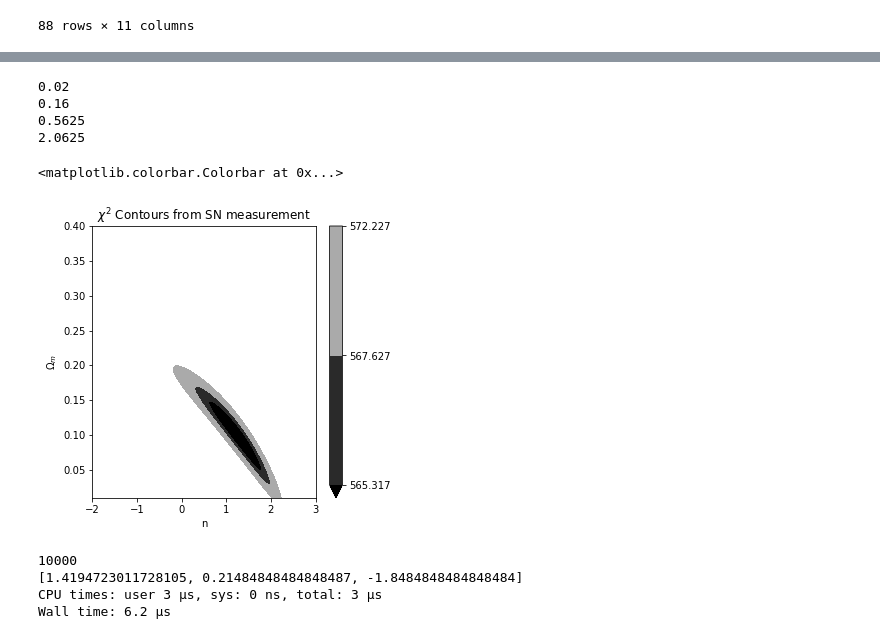
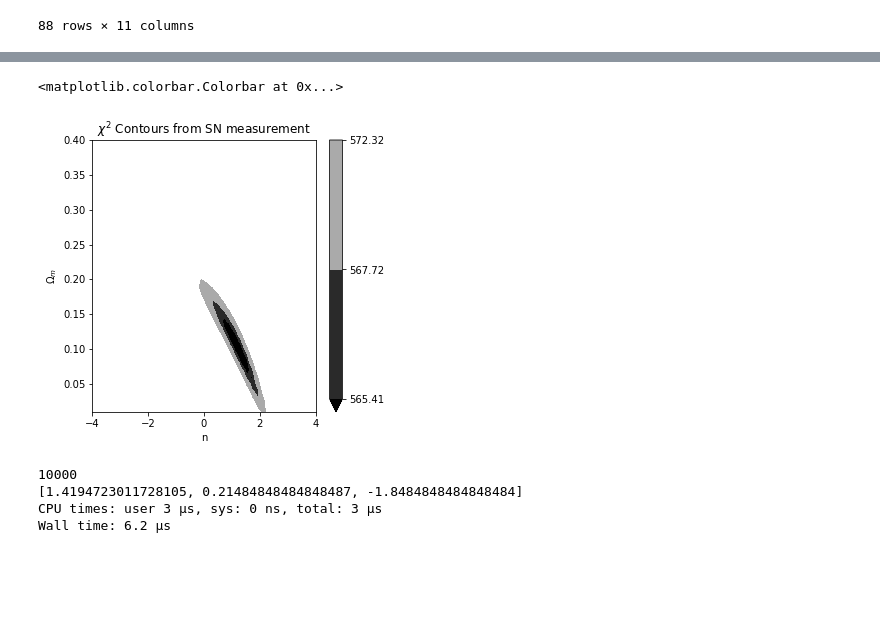
Before and after one commit to AshleyChraya/HubbleConstant-ConstraintsForVCG, a Jupyter notebook: Python Codes/VCG constraints by SN GWTC3.ipynb, the cells around one changed output, grey strips where cells are left out. Cells and saved outputs as stored; diff of their text form; code cells hidden in the pictures; blank space fills up the shorter version.

```diff
--- a/Python Codes/VCG constraints by SN GWTC3.ipynb
+++ b/Python Codes/VCG constraints by SN GWTC3.ipynb
@@ -89,7 +98,7 @@ for i in data_SN.DMdata_SN:
   c=c+1
 # Calculating error bars of DL
 
-for (i,j) in zip(dm,errdm):
+for (i,j) in zip(mu,errdm):
   error[d]+= 10**((i+j)/5+1)/10**6
   d+=1
 for (i,j) in zip(dldataSN,error):
@@ -401,14 +393,3 @@ sort_data_GW
 | 84 | GW200308_173609-v1 | 0.830 | 5400.0 | 43.661969 | 5313.135131 | 43.626754 | 8100.0 | ... |
 | 78 | GW200220_061928-v1 | 0.900 | 6000.0 | 43.890756 | 5875.175802 | 43.845104 | 10800.0 | ... |
 88 rows × 11 columns
-# %%
-plt.errorbar(sort_data_GW.Fin_Z_GW,sort_data_GW.Fin_dLdata_GW,yerr=(sort_data_GW.Fin_DL_LowError,sort_data_GW.Fin_DL_UpError),fmt='.k',ecolor='black', label='error')
-#plt.errorbar(sort_data_GW.Fin_Z_GW,sort_data_GW.DMdata_GW,yerr=(dmBOTTOM,dmTOP),fmt='.k',ecolor='black', label='error')
-plt.plot(sort_data_GW.Fin_Z_GW,sort_data_GW.Fin_dLdata_GW,color='blue',linewidth=3,label='DL from data',marker='o')
-plt.plot(sort_data_GW.Fin_Z_GW,sort_data_GW.Fin_dLth_GW,color="red",label='DL from Model')
-plt.xlabel('Redshifts')
-plt.ylabel('Luminosity Distance')
-plt.title('GW - Redshift vs Luminosity Distance')
-plt.legend(loc='best')
-plt.rcParams["figure.figsize"] = (5,5)
-plt.show()
@@ -417,10 +395,0 @@ plt.show()
-# %%
-plt.errorbar(sort_data_GW.Fin_Z_GW,sort_data_GW.Fin_DMdata_GW,yerr=(dmbottomerr,dmtoperr),fmt='.k',ecolor='black', label='error')
-plt.scatter(sort_data_GW.Fin_Z_GW,sort_data_GW.Fin_DMdata_GW,linewidth=3,label='DM from data',color='green',marker='o')
-plt.plot(sort_data_GW.Fin_Z_GW,sort_data_GW.Fin_DMth_GW,color="blue",label='DM from VCG')
-plt.xlabel('Redshifts')
-plt.ylabel('Distance Modulus')
-plt.title('GW - Redshift vs Distance Modulus')
-plt.legend(loc='best')
-plt.rcParams["figure.figsize"] = (5,5)
-plt.show()
@@ -437,8 +438,8 @@ chi_sq=np.zeros(len(z))
 a=0
 b=0
 h=0.698
-for omega_m in np.linspace(0.01,0.4,100):
-  for n in np.linspace(-2,3,100):
+for omega_m in np.linspace(0.01,0.4,40):
+  for n in np.linspace(-4,4,40):
     for redshift in data_SN.Z_SN:
       g = quad(int_func,0,redshift)
       dl1=(1+redshift)*g[0]*(3*10**8/H0)
@@ -453,7 +454,7 @@ for omega_m in np.linspace(0.01,0.4,100):
     C2=0
     C1=0
     for i in data_SN.Error_DM_SN:
-      C2+=1/np.power(i,2)np.dot(dmu,np.dot(inv_cov_mat,dmu))
+      C2+=1/np.power(i,2)
     data_SN["dC1"]=(data_SN["DMchi"]-data_SN["DMdata_SN"])/(data_SN["Error_DM_SN"]**2)
     for i in data_SN["dC1"]:
       C1+=i
@@ -505,41 +506,24 @@ Wall time: 8.58 µs
-# %%
-om1=[]
-n1=[]
-for i in collection:
-    if i[0]<=min(col) + 2*2.3:
-        if i[0]>= min(col):
-            om1.append(i[1])
-            n1.append(i[2])
-print(min(om1))
-print(max(om1))
-print(min(n1))
-print(max(n1))
-# %% [output]
-0.02
-0.16
-0.5625
-2.0625
 # %%
 #plt.style.use('seaborn-white')
-n= np.linspace(-2,3,100)
-omega_m =np.linspace(0.01,0.4,100)
+n= np.linspace(-4,4,40)
+omega_m =np.linspace(0.01,0.4,40)
 np_array=np.asarray(col)
-t1=np_array.reshape(100,100)
+t1=np_array.reshape(40,40)
 #fig,ax=plt.subplots(1,1)
 levels = np.array([min(col)+2.3, min(col)+4.61, min(col)+9.21])
 contours =plt.contourf(n,omega_m, t1,levels=levels, extend='min',cmap = 'gist_gray')
 plt.xlabel('n')
 plt.ylabel('$\Omega_m$')
 plt.rcParams["figure.figsize"] = (5,5)
 plt.title("$\chi^2$ Contours from SN measurement")
 #plt.clabel(contours, inline=True, fontsize=8, colors='b')
 #cp.set_clim(vmin=560,vmax=600)
 #cb_ax = fig.add_axes([0.83, 0.1, 0.02, 0.8])
 plt.colorbar() # Add a colorbar to a plot
 #plt.clim(0, 150)
 # %% [output]
 <matplotlib.colorbar.Colorbar at 0x...>
-[figure, old version]
+[figure, new version]
 # %%
 # Chi_square test considering only GW data points
 chi_sq = []
```
Also changed, not shown: parts of 16 cells of this notebook, 43 other files.
